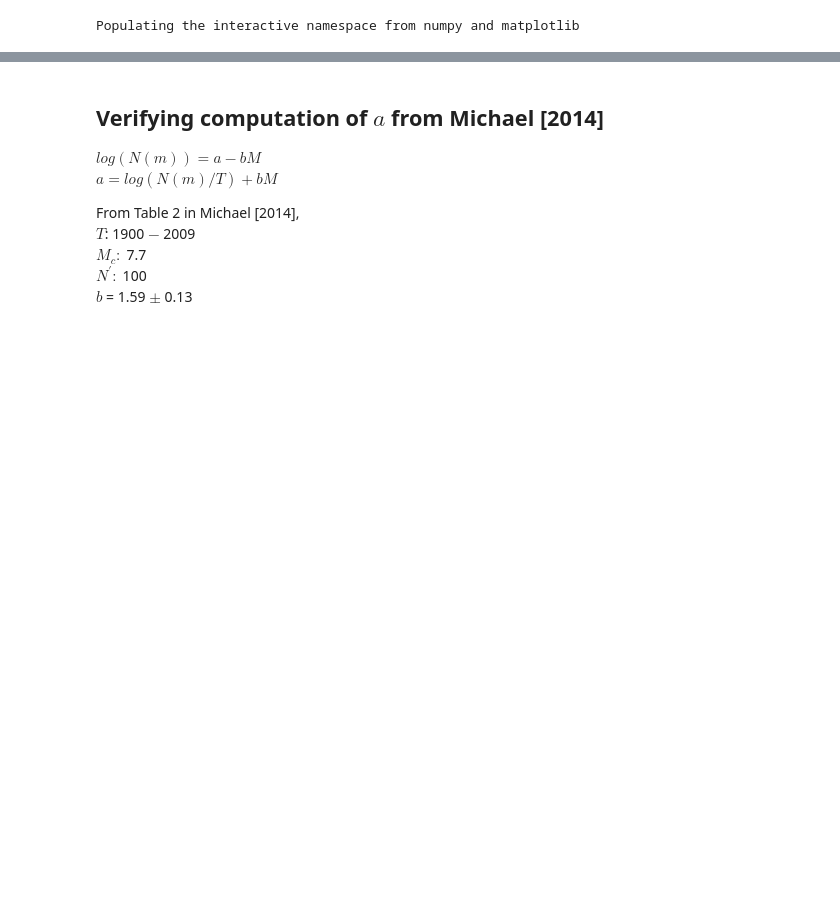
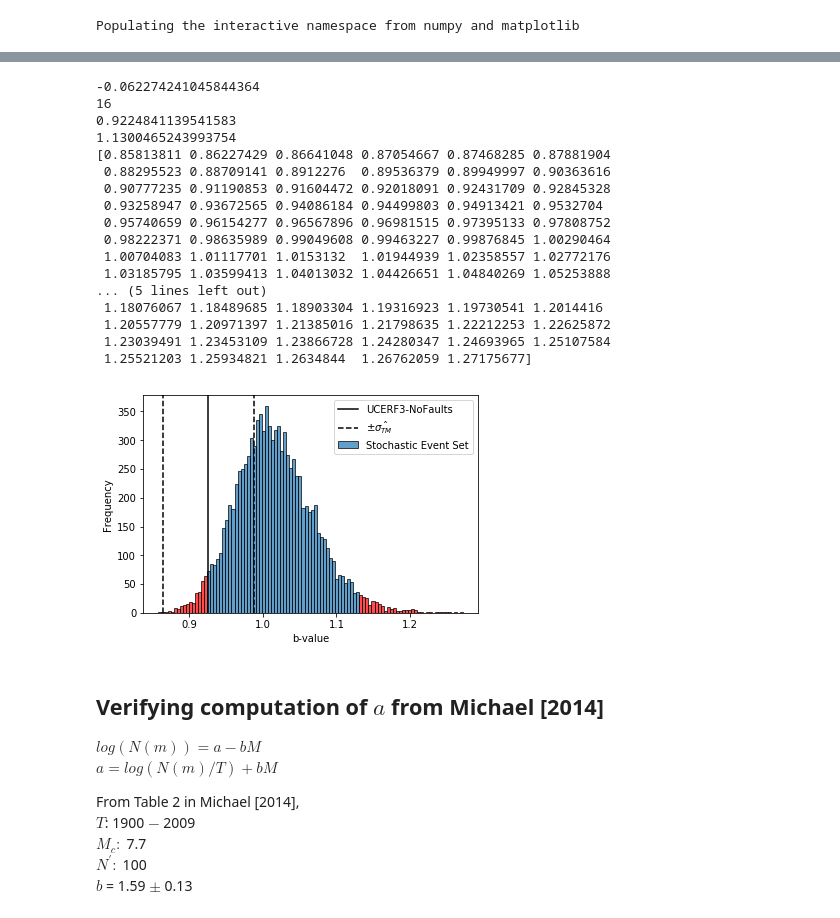
Before and after one commit to SCECcode/pycsep, a Jupyter notebook: notes/maximum_likelihood.ipynb, the cells around one changed output, grey strips where cells are left out. Drawn from its saved outputs; the diff is of its cells as text; code cells hidden in the pictures; blank space fills up the shorter version.

```diff
--- a/notes/maximum_likelihood.ipynb
+++ b/notes/maximum_likelihood.ipynb
@@ -121,3 +155,65 @@ legend(loc='upper right')
+# %%
+dmw = 0.1
+b_vals = []
+
+# get b-values from stochastic event set
+for cat in u3catalogs_nf:
+    global_max = max([max(cat.get_magnitudes()), max(comcat.get_magnitudes())])
+    mws = arange(3.95, global_max+2*dmw, dmw)
+    cat_mws = discretize(cat.get_magnitudes(), mws)
+    b_est = bval_ml_est(cat_mws, dmw)
+    b_vals.append(b_est)
+b_vals = np.array(b_vals)
+
+# get b-value for comcat catalog
+com_mws = discretize(comcat.get_magnitudes(), mws)
+com_bval = bval_ml_est(com_mws, dmw)
+com_bval_err = bval_err_est(com_mws, dmw)
+print(com_bval_err)
+
+# plot b-value estimates
+fig, bin_edges, patches = hist(b_vals, bins = 100, edgecolor='black', alpha=0.7, label='Stochastic Event Set')
+p25 = percentile(b_vals, 2.5)
+idx_low = digitize(p25, bin_edges)
+axvline(x=com_bval, color='black', linestyle='-', label='UCERF3-NoFaults')
+axvline(x=com_bval-com_bval_err, color='black', linestyle='--', label='$\pm\hat{\sigma_{TM}}$')
+axvline(x=com_bval+com_bval_err, color='black', linestyle='--')
+
+legend(loc='upper right')
+print(idx_low)
+for idx in range(idx_low):
+    patches[idx].set_fc('red')
+p975 = percentile(b_vals, 97.5)
+idx_high = digitize(p975, bin_edges)
+for idx in range(idx_high, len(patches)):
+    patches[idx].set_fc('red')
+print(p25)
+print(p975)
+print(bin_edges)
+
+xlabel('b-value')
+ylabel('Frequency')
+savefig('/Users/wsavran/Projects/CSEP/Presentation/Bristol_Mar19/b_vals_nf.pdf')
+# title('b-value Estimates')
+# %% [output]
+-0.062274241045844364
+16
+0.9224841139541583
+1.1300465243993754
+[0.85813811 0.86227429 0.86641048 0.87054667 0.87468285 0.87881904
+ 0.88295523 0.88709141 0.8912276  0.89536379 0.89949997 0.90363616
+ 0.90777235 0.91190853 0.91604472 0.92018091 0.92431709 0.92845328
+ 0.93258947 0.93672565 0.94086184 0.94499803 0.94913421 0.9532704
+ 0.95740659 0.96154277 0.96567896 0.96981515 0.97395133 0.97808752
+ 0.98222371 0.98635989 0.99049608 0.99463227 0.99876845 1.00290464
+ 1.00704083 1.01117701 1.0153132  1.01944939 1.02358557 1.02772176
+ 1.03185795 1.03599413 1.04013032 1.04426651 1.04840269 1.05253888
+... (5 lines left out)
+ 1.18076067 1.18489685 1.18903304 1.19316923 1.19730541 1.2014416
+ 1.20557779 1.20971397 1.21385016 1.21798635 1.22212253 1.22625872
+ 1.23039491 1.23453109 1.23866728 1.24280347 1.24693965 1.25107584
+ 1.25521203 1.25934821 1.2634844  1.26762059 1.27175677]
+[figure, added]
 # %% [markdown]
 ## Verifying computation of $a$ from Michael [2014]
 
```
Also changed, not shown: parts of 8 cells of this notebook, 24 other files.
